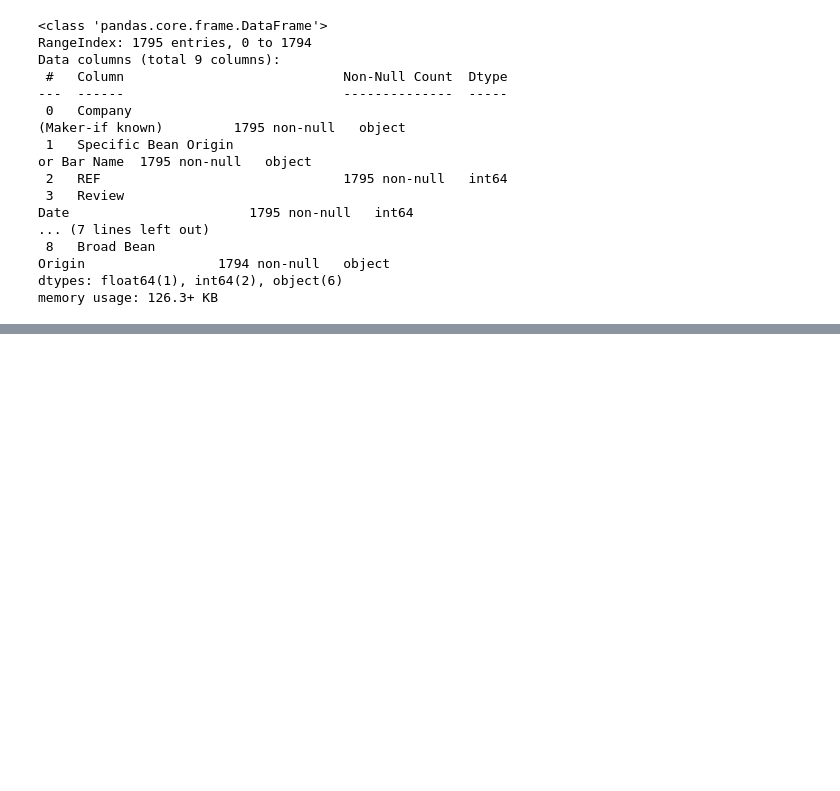
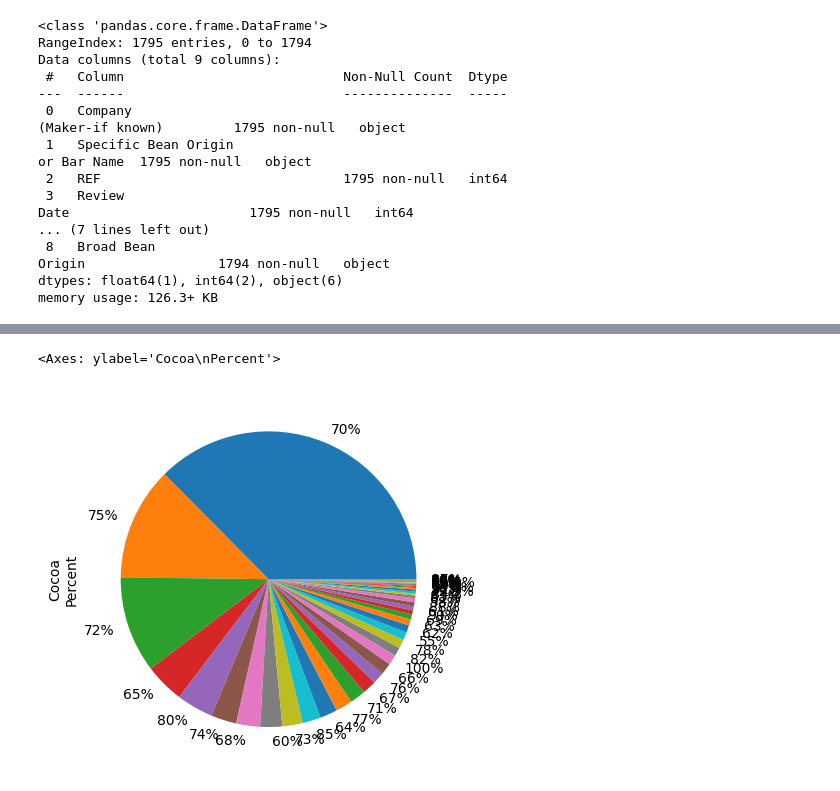
Before and after one commit to tigranvartanyan/popytka1, a Jupyter notebook: Untitled2.ipynb, the cells around one changed output, grey strips where cells are left out. Saved outputs shown, nothing was run; the diff lists cells and outputs as text; code cells hidden in the pictures; blank space fills up the shorter version.

```diff
--- a/Untitled2.ipynb
+++ b/Untitled2.ipynb
@@ -120,0 +252,5 @@ memory usage: 126.3+ KB
+# %%
+B['Cocoa\nPercent'].value_counts().plot(kind='pie')
+# %% [output]
+<Axes: ylabel='Cocoa\nPercent'>
+[figure, added]
```
Also changed, not shown: parts of 50 cells of this notebook.
